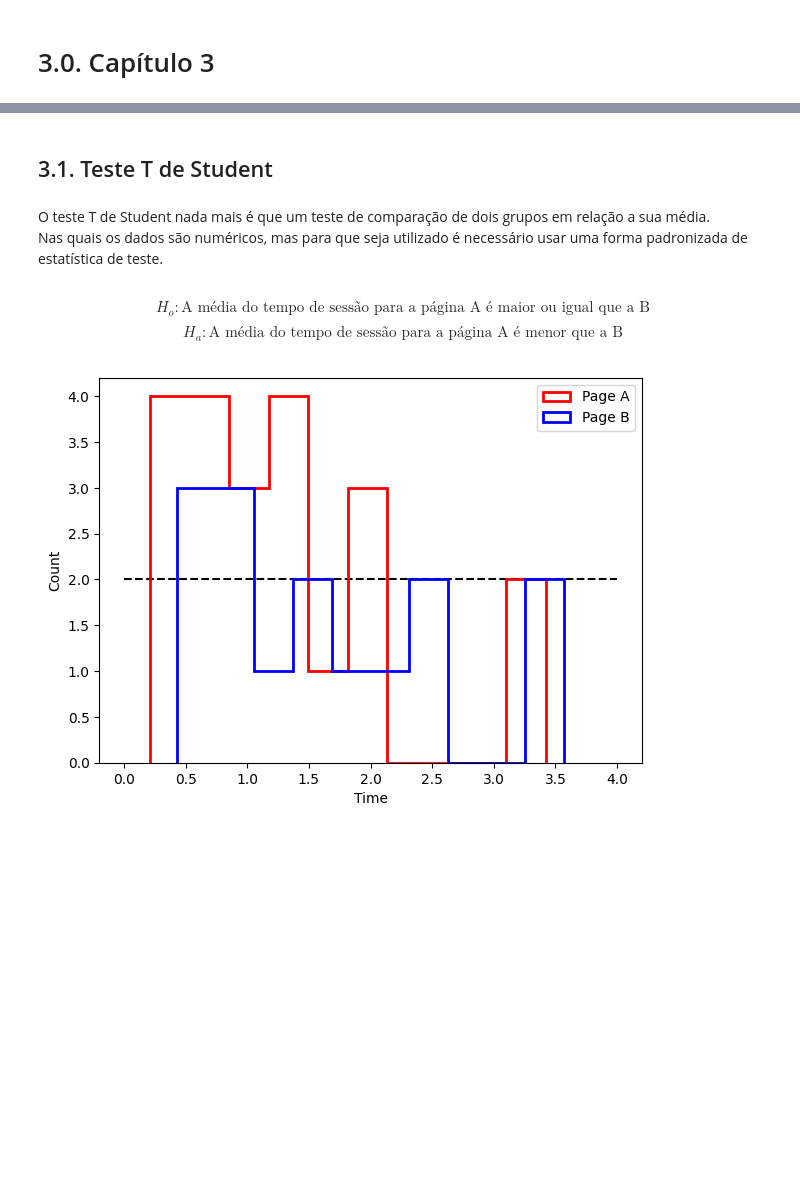
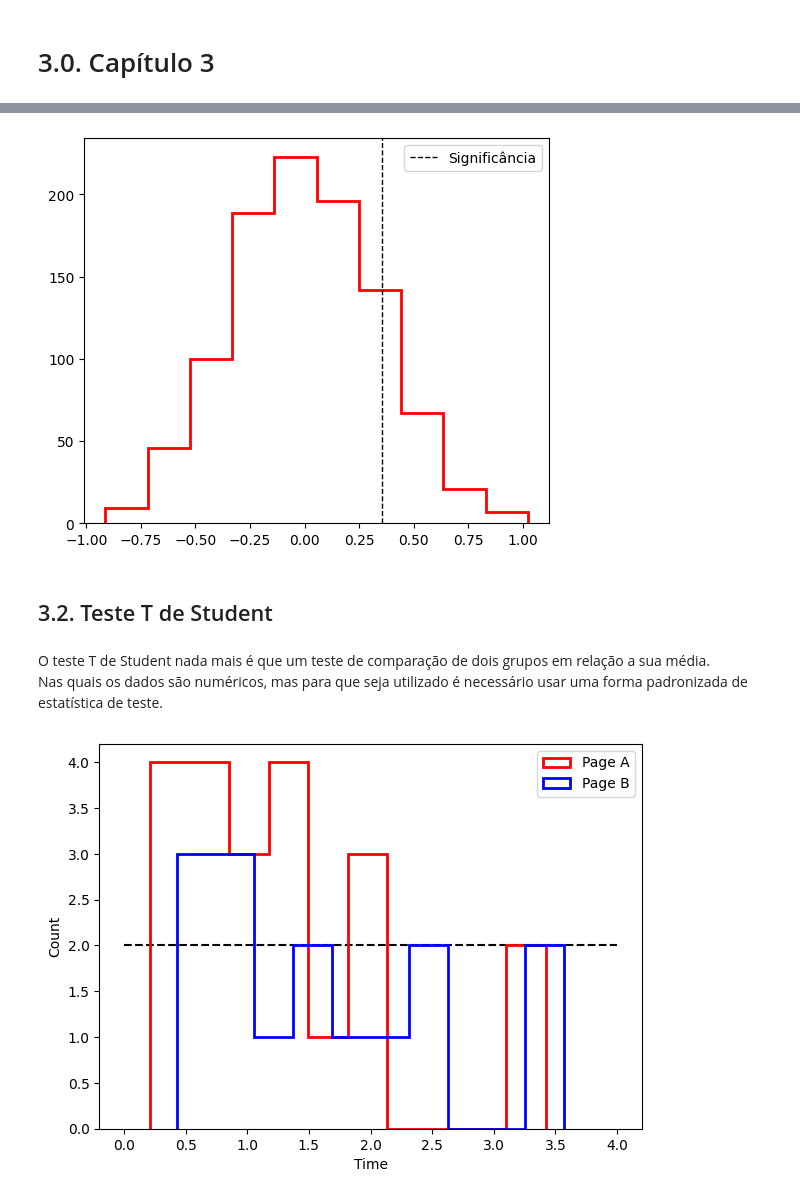
Before and after one commit to xGabrielR/Practical-Statistics-Book-Summary, a Jupyter notebook: notebooks/full_summary.ipynb, the cells around one changed output, grey strips where cells are left out. Drawn from its saved outputs; the diff is of its cells as text; code cells hidden in the pictures; blank space fills up the shorter version.

Commit message:
Permutation Test Added

```diff
--- a/notebooks/full_summary.ipynb
+++ b/notebooks/full_summary.ipynb
@@ -554,0 +576,5 @@ ax.legend();
+# %%
+mean_page_a = np.mean(df[df.Page .== "Page A", 2])
+mean_page_b = np.mean(df[df.Page .== "Page B", 2])
+
+@printf "Diferença do tempo de sessão entre a página A e B: %.4f" (mean_page_b - mean_page_a)
@@ -554,0 +604,25 @@ ax.legend();
+# %%
+function permutation(x, n_a, n_b)
+    n = n_a + n_b
+    rand_b = sample(1:n, n_b)
+    rand_a = []
+    for i in 1:n
+       if i in rand_b
+        else
+            append!(rand_a, i)
+        end
+    end
+    rand_b = collect(Set(rand_b))
+    rand_a = collect(Set(rand_a))
+    return np.mean(df.Time[rand_b]) - np.mean(df.Time[rand_a])
+end;
+diff = [permutation( df.Time, 21, 15 ) for _ in 1:1000];
+# %%
+diff_mean = (mean_page_b - mean_page_a)
+
+fig, ax = plt.subplots( figsize=(6, 5) )
+ax.hist(diff, histtype="step", color="r", linewidth=2)
+ax.axvline( x=diff_mean, c="k", lw=1, ls="--", label="Significância" );
+ax.legend();
+# %% [output]
+[figure, added]
@@ -555,7 +631,4 @@ ax.legend();
 # %% [markdown]
-## 3.1. Teste T de Student
+## 3.2. Teste T de Student
 # %% [markdown]
 O teste T de Student nada mais é que um teste de comparação de dois grupos em relação a sua média.<br>Nas quais os dados são numéricos, mas para que seja utilizado é necessário usar uma forma padronizada de estatística de teste.
-# %% [markdown]
-$$H_o: \text{A média do tempo de sessão para a página A é maior ou igual que a B}$$
-$$H_a: \text{A média do tempo de sessão para a página A é menor que a B}$$
```
Also changed, not shown: parts of 14 cells of this notebook.
